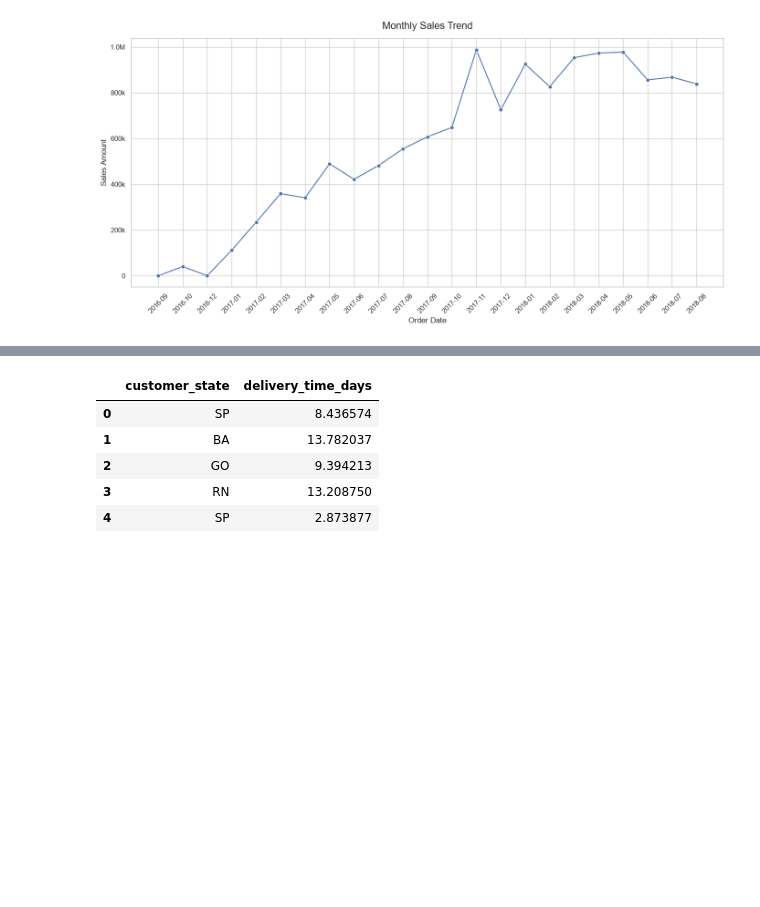
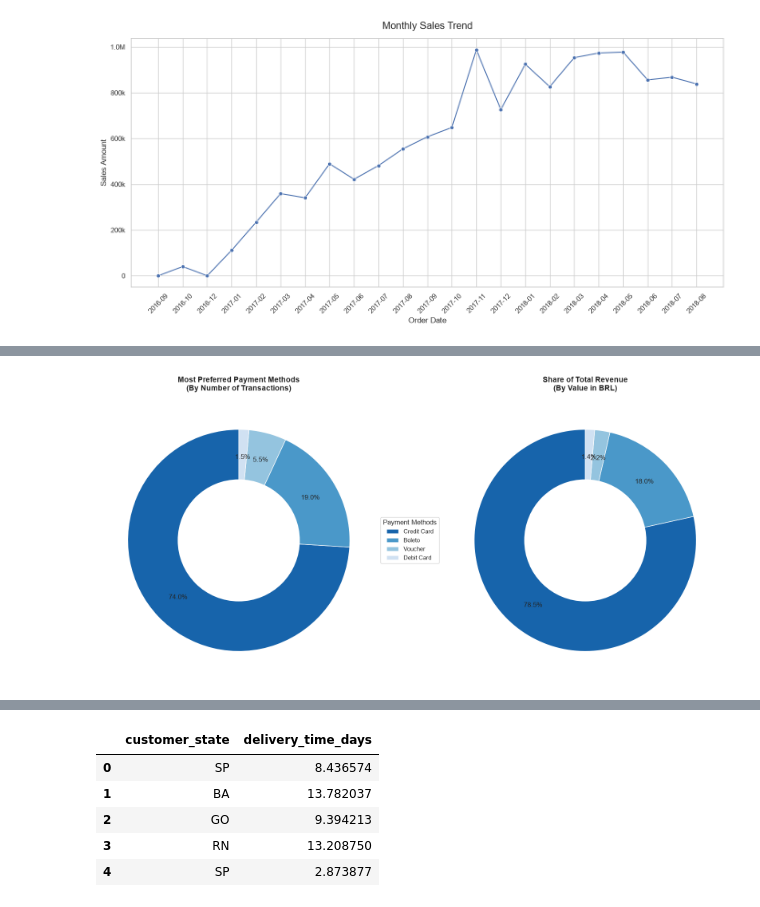
Before and after one commit to Chrzanisko/data-driven-ecommerce, a Jupyter notebook: notebooks/eda.ipynb, the cells around one changed output, grey strips where cells are left out. Cells and saved outputs as stored; diff of their text form; code cells hidden in the pictures; blank space fills up the shorter version.

```diff
--- a/notebooks/eda.ipynb
+++ b/notebooks/eda.ipynb
@@ -166,0 +175,15 @@ plt.show()
+# %%
+query = '''
+SELECT
+    pa.payment_type,
+    COUNT(pa.order_id) as payment_count,
+    SUM(pa.payment_value) as total_revenue
+FROM payments pa
+JOIN orders o on o.order_id=pa.order_id
+WHERE o.order_status = 'delivered'
+AND pa.payment_value != 'not_defined'
+GROUP BY payment_type
+ORDER BY total_revenue DESC;
+'''
+df_payments = pd.read_sql(query, engine)
+df_payments.head()
@@ -166,0 +196,39 @@ plt.show()
+# %%
+colors = sns.color_palette("Blues_r", len(df_payments))
+fig, (ax1, ax2) = plt.subplots(1, 2, figsize=(16, 8))
+
+
+wedges1, texts1, autotexts1 = ax1.pie(
+    df_payments['payment_count'],
+    labels=None,
+    autopct='%1.1f%%',
+    startangle=90,
+    colors=colors,
+    pctdistance=0.75
+)
+centre_circle1 = plt.Circle((0,0), 0.55, fc='white', edgecolor='none')
+ax1.add_artist(centre_circle1)
+ax1.set_title('Most Preferred Payment Methods\n(By Number of Transactions)', fontsize=14, pad=20, weight='bold')
+
+ax1.legend(wedges1, df_payments['payment_type'], title="Payment Methods", loc="center left", bbox_to_anchor=(1, 0, 0.5, 1))
+
+
+wedges2, texts2, autotexts2 = ax2.pie(
+    df_payments['total_revenue'],
+    labels=None,
+    autopct='%1.1f%%',
+    startangle=90,
+    colors=colors,
+    pctdistance=0.75
+)
+centre_circle2 = plt.Circle((0,0), 0.55, fc='white', edgecolor='none')
+ax2.add_artist(centre_circle2)
+ax2.set_title('Share of Total Revenue\n(By Value in BRL)', fontsize=14, pad=20, weight='bold')
+
+plt.tight_layout()
+
+
+plt.savefig(os.path.join(images_dir, 'Payment_Method_Analysis.png'), dpi=300, facecolor='white')
+plt.show()
+# %% [output]
+[figure, added]
```
Also changed, not shown: parts of 21 cells of this notebook, 6 other files.
